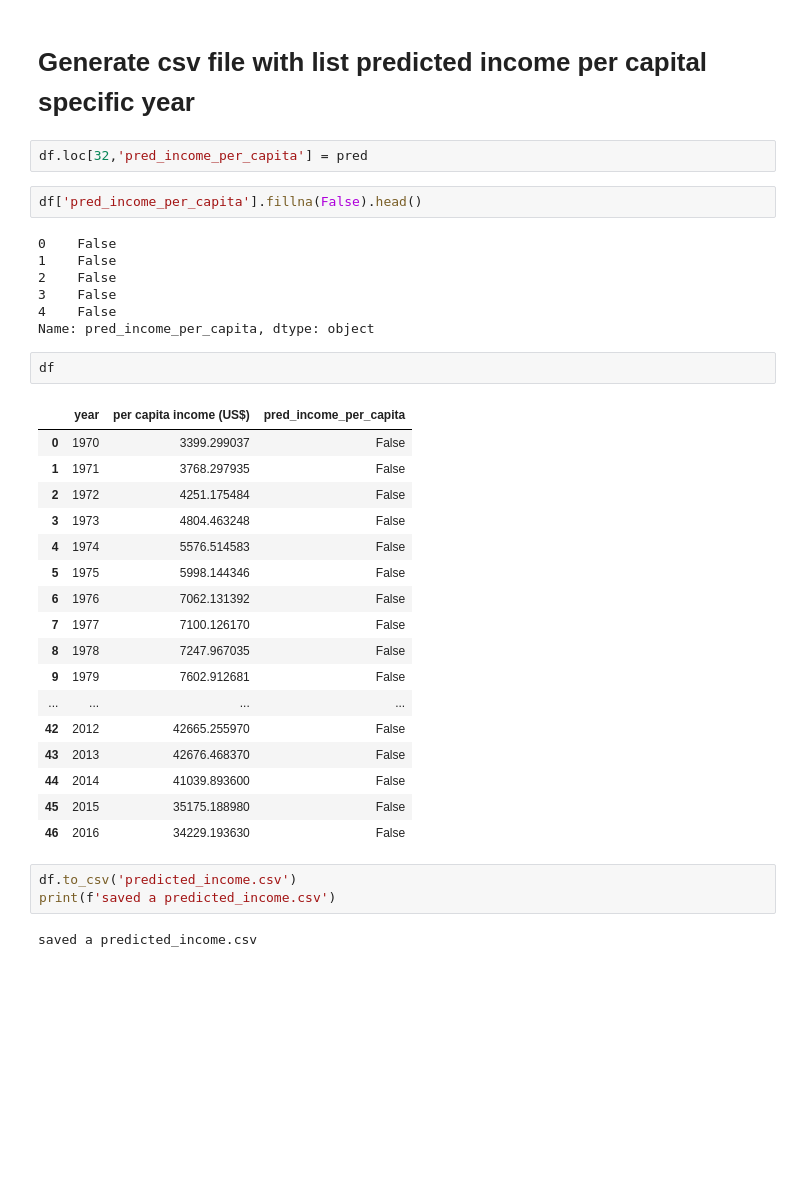
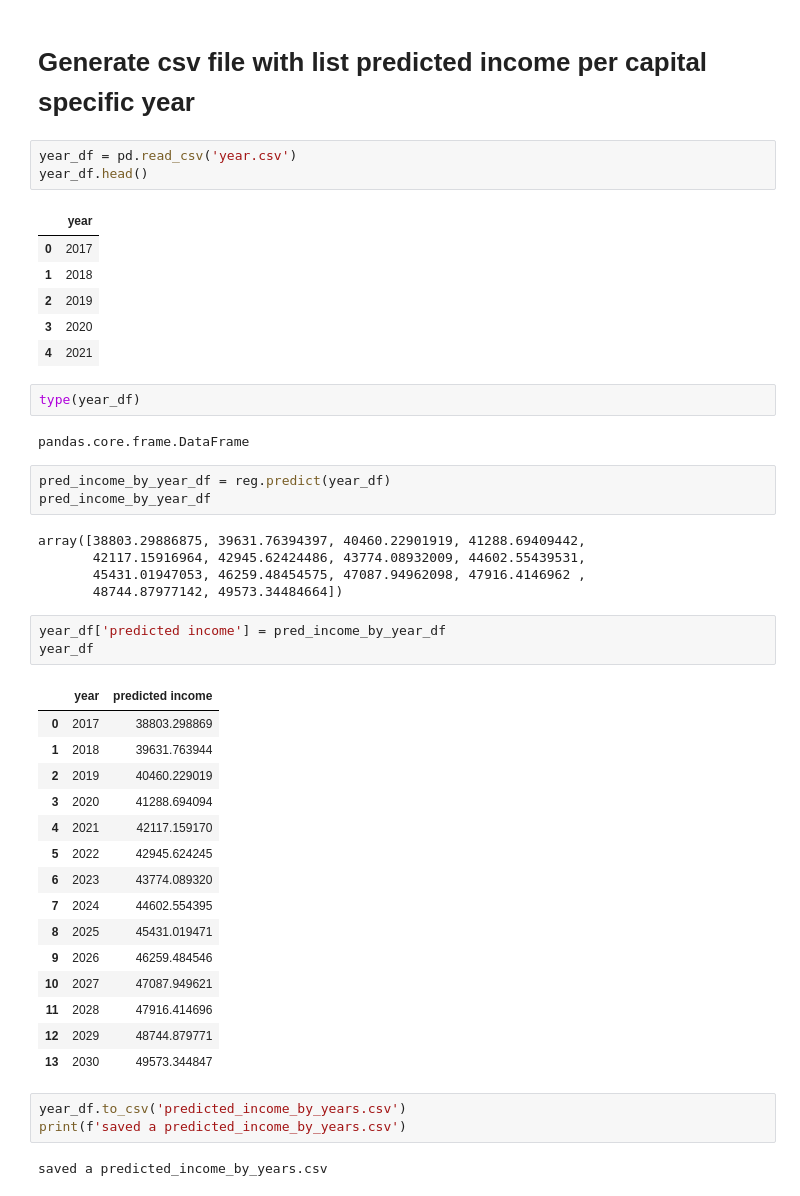
Before and after one commit to iam-prabha/what-am-i-learning, a Jupyter notebook: ML/Linear_regression/linear_regression.ipynb, the cells around one changed output. Drawn from its saved outputs; the diff is of its cells as text; blank space fills up the shorter version.

```diff
--- a/ML/Linear_regression/linear_regression.ipynb
+++ b/ML/Linear_regression/linear_regression.ipynb
@@ -67,38 +80,48 @@ Y = m *X + b (m is coefficient and b is intercept)
 # %% [markdown]
 # Generate csv file with list predicted income per capital specific year
 # %%
-df.loc[32,'pred_income_per_capita'] = pred
+year_df = pd.read_csv('year.csv')
+year_df.head()
+# %% [output]
+|  | year |
+| 0 | 2017 |
+| 1 | 2018 |
+| 2 | 2019 |
+| 3 | 2020 |
+| 4 | 2021 |
-# %%
-df['pred_income_per_capita'].fillna(False).head()
-# %% [output]
-0    False
-1    False
-2    False
-3    False
-4    False
-Name: pred_income_per_capita, dtype: object
-# %%
-df
-# %% [output]
-|  | year | per capita income (US$) | pred_income_per_capita |
-| 0 | 1970 | 3399.299037 | False |
-| 1 | 1971 | 3768.297935 | False |
-| 2 | 1972 | 4251.175484 | False |
-| 3 | 1973 | 4804.463248 | False |
-| 4 | 1974 | 5576.514583 | False |
-| 5 | 1975 | 5998.144346 | False |
-| 6 | 1976 | 7062.131392 | False |
-| 7 | 1977 | 7100.126170 | False |
-| 8 | 1978 | 7247.967035 | False |
-| 9 | 1979 | 7602.912681 | False |
-| ... | ... | ... | ... |
-| 42 | 2012 | 42665.255970 | False |
-| 43 | 2013 | 42676.468370 | False |
-| 44 | 2014 | 41039.893600 | False |
-| 45 | 2015 | 35175.188980 | False |
-| 46 | 2016 | 34229.193630 | False |
-# %%
-df.to_csv('predicted_income.csv')
-print(f'saved a predicted_income.csv')
-# %% [output]
-saved a predicted_income.csv
+# %%
+type(year_df)
+# %% [output]
+pandas.core.frame.DataFrame
+# %%
+pred_income_by_year_df = reg.predict(year_df)
+pred_income_by_year_df
+# %% [output]
+array([38803.29886875, 39631.76394397, 40460.22901919, 41288.69409442,
+       42117.15916964, 42945.62424486, 43774.08932009, 44602.55439531,
+       45431.01947053, 46259.48454575, 47087.94962098, 47916.4146962 ,
+       48744.87977142, 49573.34484664])
+# %%
+year_df['predicted income'] = pred_income_by_year_df
+year_df
+# %% [output]
+|  | year | predicted income |
+| 0 | 2017 | 38803.298869 |
+| 1 | 2018 | 39631.763944 |
+| 2 | 2019 | 40460.229019 |
+| 3 | 2020 | 41288.694094 |
+| 4 | 2021 | 42117.159170 |
+| 5 | 2022 | 42945.624245 |
+| 6 | 2023 | 43774.089320 |
+| 7 | 2024 | 44602.554395 |
+| 8 | 2025 | 45431.019471 |
+| 9 | 2026 | 46259.484546 |
+| 10 | 2027 | 47087.949621 |
+| 11 | 2028 | 47916.414696 |
+| 12 | 2029 | 48744.879771 |
+| 13 | 2030 | 49573.344847 |
+# %%
+year_df.to_csv('predicted_income_by_years.csv')
+print(f'saved a predicted_income_by_years.csv')
+# %% [output]
+saved a predicted_income_by_years.csv
```
Also changed, not shown: parts of 2 cells of this notebook, 3 other files.
